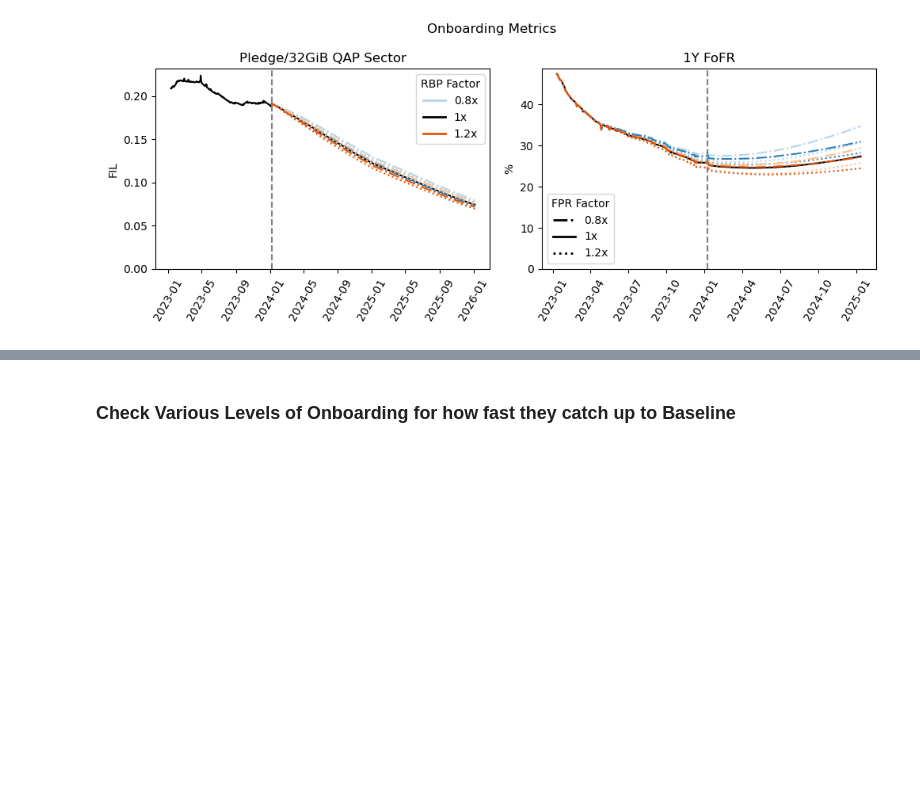
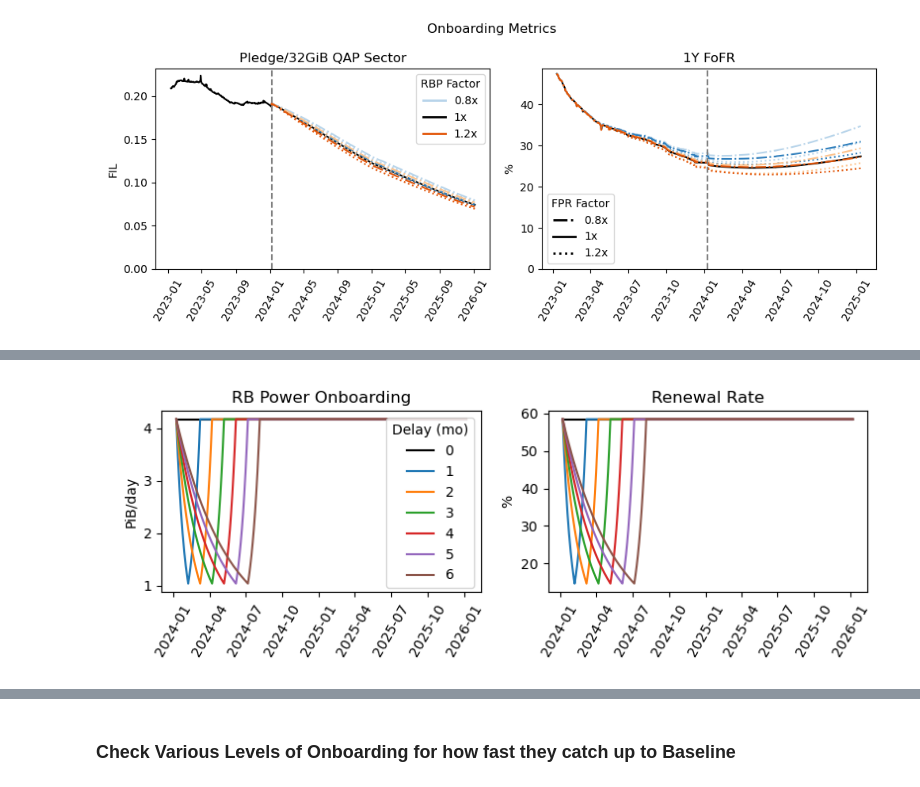
Before and after one commit to CELtd/cel, a Jupyter notebook: notebooks/baseline_crossing/01_2024_filecoin_forecasts.ipynb, the cells around one changed output, grey strips where cells are left out. Cells and saved outputs as stored; diff of their text form; code cells hidden in the pictures; blank space fills up the shorter version.

```diff
--- a/notebooks/baseline_crossing/01_2024_filecoin_forecasts.ipynb
+++ b/notebooks/baseline_crossing/01_2024_filecoin_forecasts.ipynb
@@ -853,0 +745,69 @@ plt.tight_layout()
+# %%
+delay_vec = [0, 30, 60, 90, 120, 150, 180]
+delay2inputs = {}
+for d in delay_vec:
+    if d == 0:
+        rbp_stitched = np.ones(forecast_length) * hist_median_rbp
+        rr_stitched = np.ones(forecast_length) * hist_median_rr
+    else:
+        remaining_len = forecast_length-d
+        rbp1 = curated.smooth_fast_exponential_change_and_plateau(
+            hist_median_rbp,
+            hist_median_rbp*0.25,
+            forecast_length,
+            d
+        )
+        rbp2 = curated.smooth_fast_exponential_change_and_plateau(
+            hist_median_rbp*0.25,
+            hist_median_rbp,
+            forecast_length,
+            30
+        )
+        rbp_stitched = np.concatenate(
+            [rbp1[0:d], rbp2[0:remaining_len]]
+        )
+        rr1 = curated.smooth_fast_exponential_change_and_plateau(
+            hist_median_rr,
+            hist_median_rr*0.25,
+            forecast_length,
+            d
+        )
+        rr2 = curated.smooth_fast_exponential_change_and_plateau(
+            hist_median_rr*0.25,
+            hist_median_rr,
+            forecast_length,
+            30
+        )
+        rr_stitched = np.concatenate(
+            [rr1[0:d], rr2[0:remaining_len]]
+        )
+    delay2inputs[d] = {
+        'rbp': rbp_stitched,
+        'rr': rr_stitched
+    }
+# plot the inputs
+tt = pd.date_range(current_date, periods=forecast_length, freq='D')
+fig, ax = plt.subplots(nrows=1, ncols=2, figsize=(8,3))
+for d in delay2inputs.keys():
+    axx = ax[0]
+    if d == 0:
+        color = 'k'
+    else:
+        color = None
+    axx.plot(tt, delay2inputs[d]['rbp'], label=d//30, color=color)
+    axx.set_title('RB Power Onboarding')
+    axx.set_ylabel('PiB/day')
+    axx = ax[1]
+    axx.plot(tt, delay2inputs[d]['rr']*100, color=color)
+    axx.set_title('Renewal Rate')
+    axx.set_ylabel('%')
+
+ax[0].legend(title='Delay (mo)')
+for tick in ax[0].get_xticklabels(): tick.set_rotation(60)
+for tick in ax[1].get_xticklabels(): tick.set_rotation(60)
+
+# plt.suptitle('Delay: %d' % (d,))
+plt.tight_layout()
+plt.savefig(os.path.join(save_dir, 'delay_%d_inputs.png' % (d,)))
+# %% [output]
+[figure, added]
```
Also changed, not shown: parts of 14 cells of this notebook.
